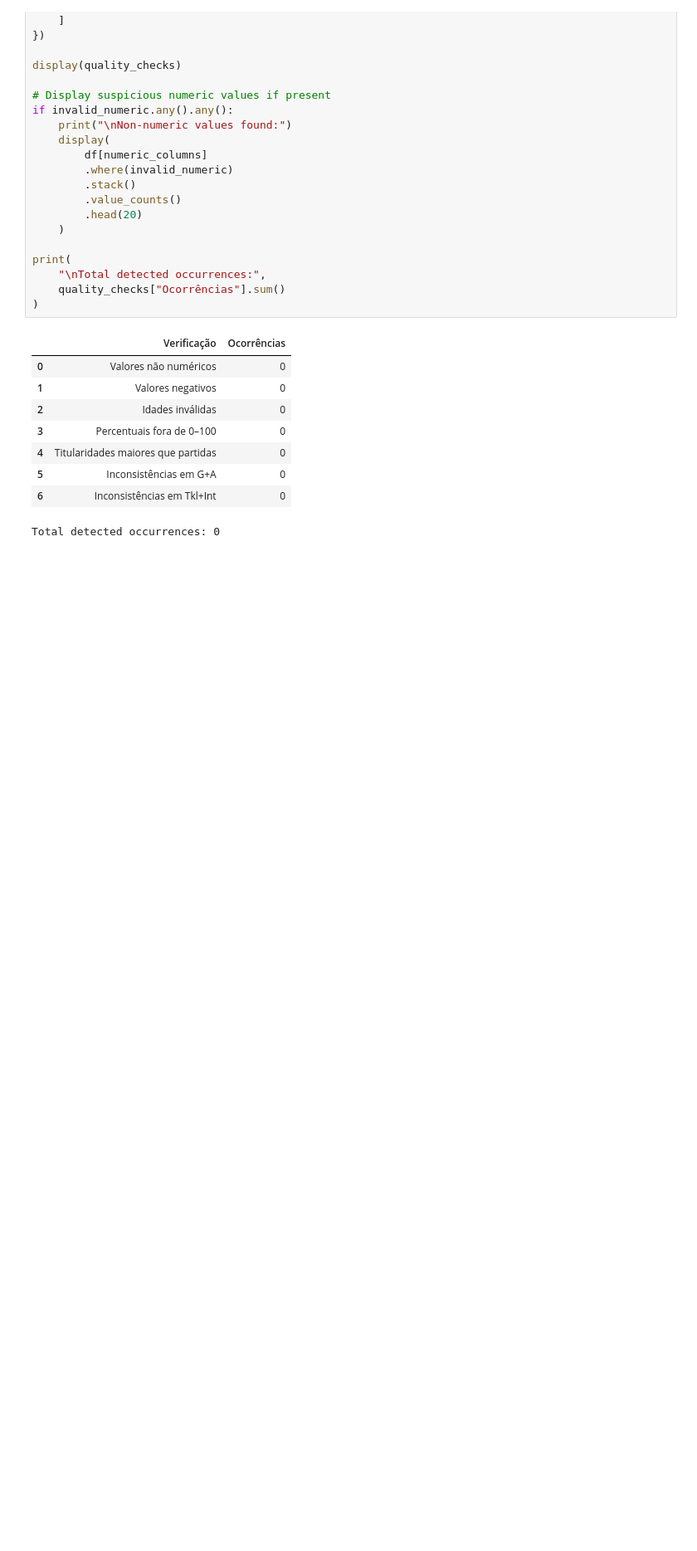
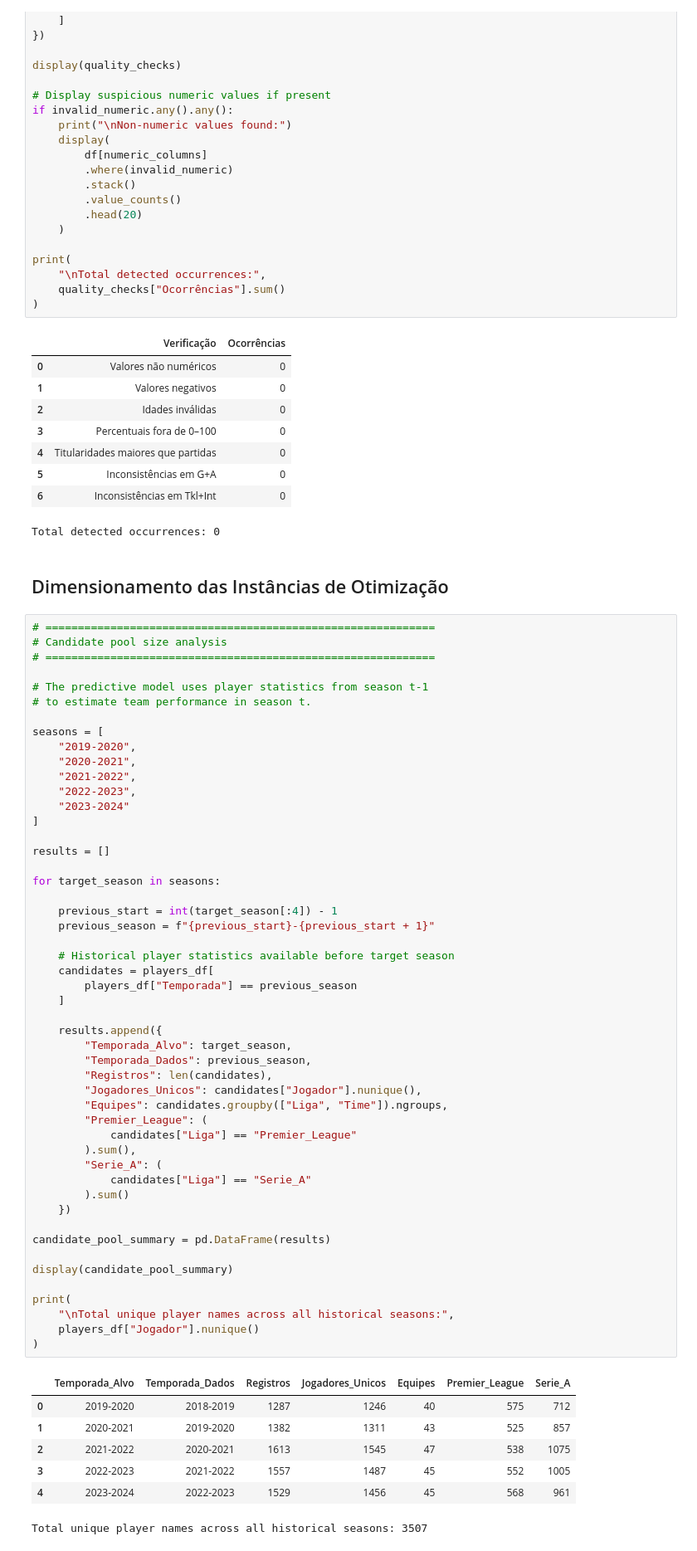
Before and after one commit to LunusMax/mathematical-programming, a Jupyter notebook: trabalho_pratico/fase_2/analise_exploratoria.ipynb, the cells around one changed output. Shown at 83% size. Cells and saved outputs as stored; diff of their text form; blank space fills up the shorter version.

```diff
--- a/trabalho_pratico/fase_2/analise_exploratoria.ipynb
+++ b/trabalho_pratico/fase_2/analise_exploratoria.ipynb
@@ -896,3 +896,64 @@ print(
 | 5 | Inconsistências em G+A | 0 |
 | 6 | Inconsistências em Tkl+Int | 0 |
 Total detected occurrences: 0
+# %% [markdown]
+
+## Dimensionamento das Instâncias de Otimização
+# %%
+# ============================================================
+# Candidate pool size analysis
+# ============================================================
+
+# The predictive model uses player statistics from season t-1
+# to estimate team performance in season t.
+
+seasons = [
+    "2019-2020",
+    "2020-2021",
+    "2021-2022",
+    "2022-2023",
+    "2023-2024"
+]
+
+results = []
+
+for target_season in seasons:
+
+    previous_start = int(target_season[:4]) - 1
+    previous_season = f"{previous_start}-{previous_start + 1}"
+
+    # Historical player statistics available before target season
+    candidates = players_df[
+        players_df["Temporada"] == previous_season
+    ]
+
+    results.append({
+        "Temporada_Alvo": target_season,
+        "Temporada_Dados": previous_season,
+        "Registros": len(candidates),
+        "Jogadores_Unicos": candidates["Jogador"].nunique(),
+        "Equipes": candidates.groupby(["Liga", "Time"]).ngroups,
+        "Premier_League": (
+            candidates["Liga"] == "Premier_League"
+        ).sum(),
+        "Serie_A": (
+            candidates["Liga"] == "Serie_A"
+        ).sum()
+    })
+
+candidate_pool_summary = pd.DataFrame(results)
+
+display(candidate_pool_summary)
+
+print(
+    "\nTotal unique player names across all historical seasons:",
+    players_df["Jogador"].nunique()
+)
+# %% [output]
+|  | Temporada_Alvo | Temporada_Dados | Registros | Jogadores_Unicos | Equipes | Premier_League | Serie_A |
+| 0 | 2019-2020 | 2018-2019 | 1287 | 1246 | 40 | 575 | 712 |
+| 1 | 2020-2021 | 2019-2020 | 1382 | 1311 | 43 | 525 | 857 |
+| 2 | 2021-2022 | 2020-2021 | 1613 | 1545 | 47 | 538 | 1075 |
+| 3 | 2022-2023 | 2021-2022 | 1557 | 1487 | 45 | 552 | 1005 |
+| 4 | 2023-2024 | 2022-2023 | 1529 | 1456 | 45 | 568 | 961 |
+Total unique player names across all historical seasons: 3507
```
Also changed, not shown: parts of 4 cells of this notebook, 2 other files.
